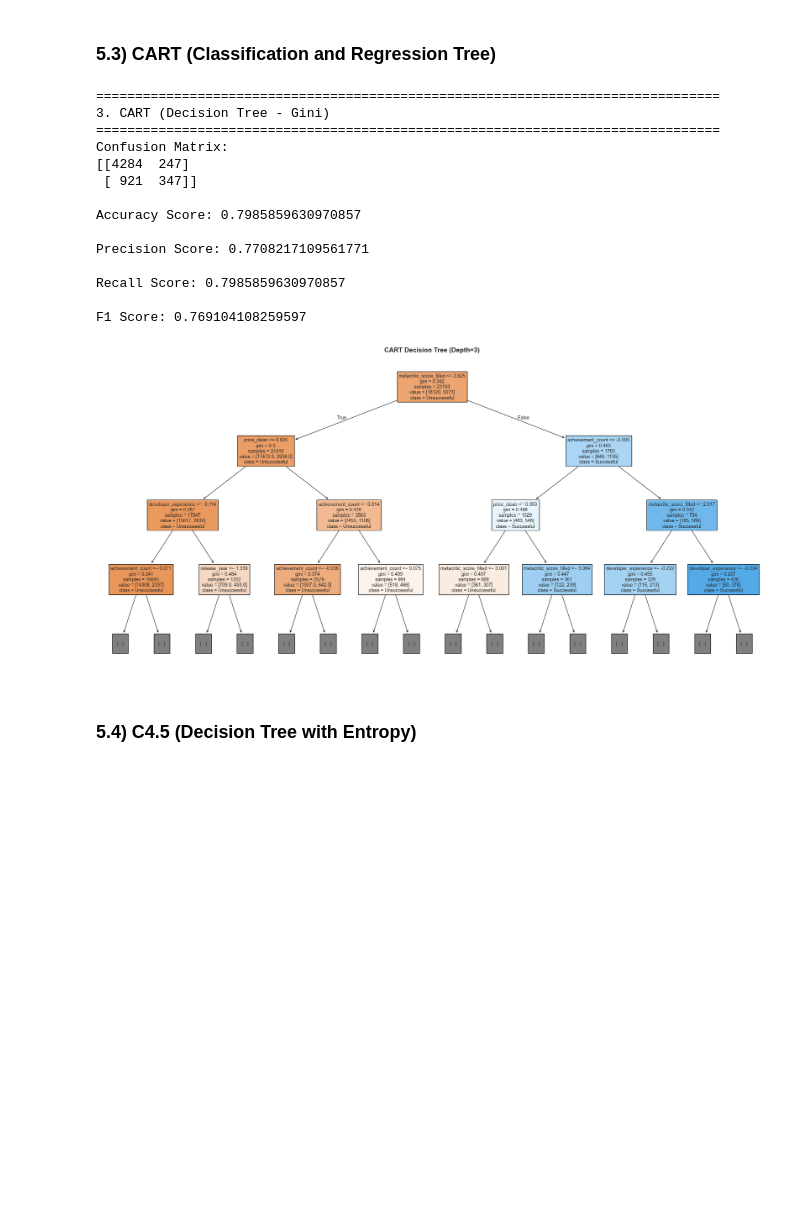
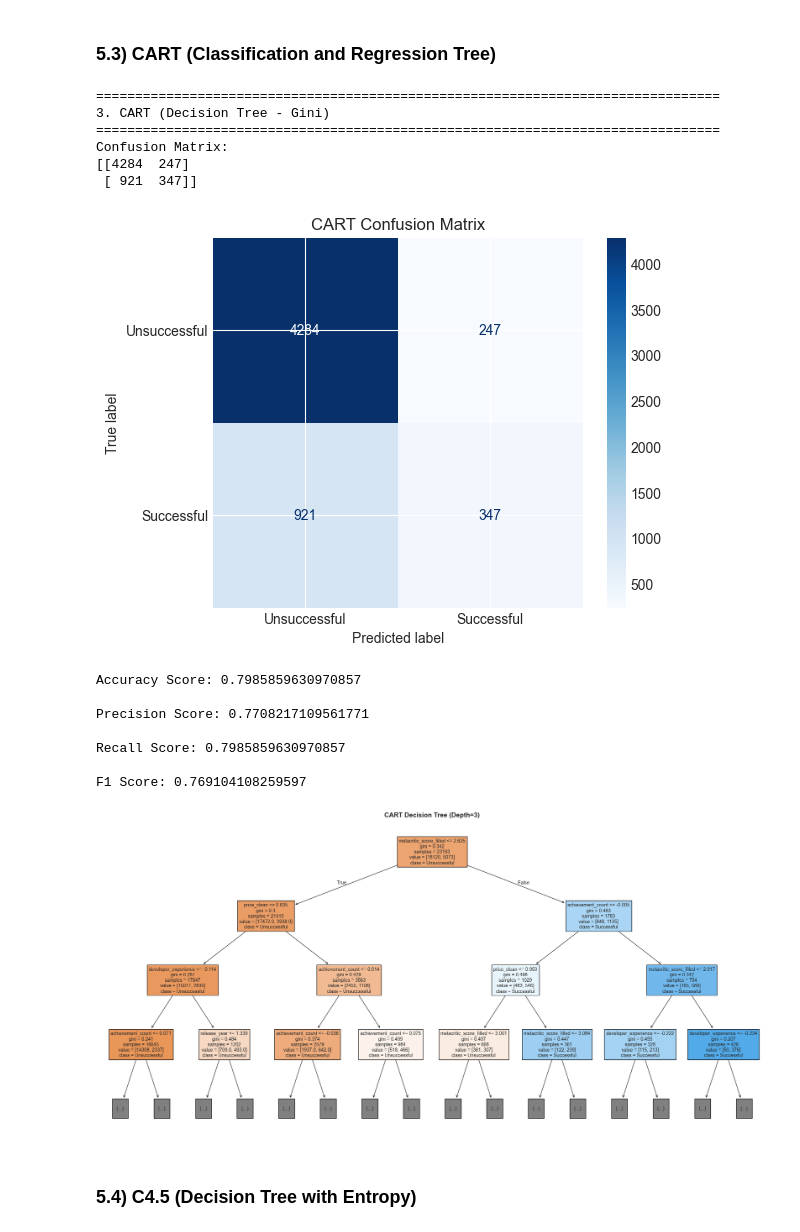
Before and after one commit to Ayan-Mahmood/DataMining_SteamGameSuccess, a Jupyter notebook: finalproject/final_streamlined.ipynb, the cells around one changed output. Drawn from its saved outputs; the diff is of its cells as text; code cells hidden in the pictures; blank space fills up the shorter version.

```diff
--- a/finalproject/final_streamlined.ipynb
+++ b/finalproject/final_streamlined.ipynb
@@ -543,42 +549,45 @@ print("="*80)
 cart_model = DecisionTreeClassifier(criterion='gini', random_state=42, max_depth=10)
 cart_model.fit(X_train_scaled, y_train)
 
 # Make predictions
 y_pred_cart = cart_model.predict(X_test_scaled)
 
 # Evaluate
 print('Confusion Matrix:')
 print(confusion_matrix(y_test, y_pred_cart))
+ConfusionMatrixDisplay.from_predictions(y_test, y_pred_cart, display_labels=['Unsuccessful', 'Successful'], cmap='Blues')
+plt.title('CART Confusion Matrix')
+plt.show()
 print('\nAccuracy Score:', accuracy_score(y_test, y_pred_cart))
 print('\nPrecision Score:', precision_score(y_test, y_pred_cart, average='weighted'))
 print('\nRecall Score:', recall_score(y_test, y_pred_cart, average='weighted'))
 print('\nF1 Score:', f1_score(y_test, y_pred_cart, average='weighted'))
 
 results.append({'Model': 'CART', 'Accuracy': accuracy_score(y_test, y_pred_cart), 'F1-Score': f1_score(y_test, y_pred_cart, average='weighted')})
 
 # Visualize tree (limited depth for readability)
 plt.figure(figsize=(20, 10), dpi=100)
 plot_tree(cart_model, max_depth=3, fontsize=10, filled=True,
           feature_names=X_train_scaled.columns, class_names=['Unsuccessful', 'Successful'])
 plt.title('CART Decision Tree (Depth=3)', fontsize=14, fontweight='bold')
 plt.tight_layout()
 plt.show()
 # %% [output]
 ================================================================================
 3. CART (Decision Tree - Gini)
 ================================================================================
 Confusion Matrix:
 [[4284  247]
  [ 921  347]]
-
-Accuracy Score: 0.7985859630970857
-
-Precision Score: 0.7708217109561771
-
-Recall Score: 0.7985859630970857
-
-F1 Score: 0.769104108259597
-[figure, old version]
+[figure, new version]
+Accuracy Score: 0.7985859630970857
+
+Precision Score: 0.7708217109561771
+
+Recall Score: 0.7985859630970857
+
+F1 Score: 0.769104108259597
+[figure, added]
 # %% [markdown]
 ### 5.4) C4.5 (Decision Tree with Entropy)
 # %%
```
Also changed, not shown: parts of 9 cells of this notebook.
